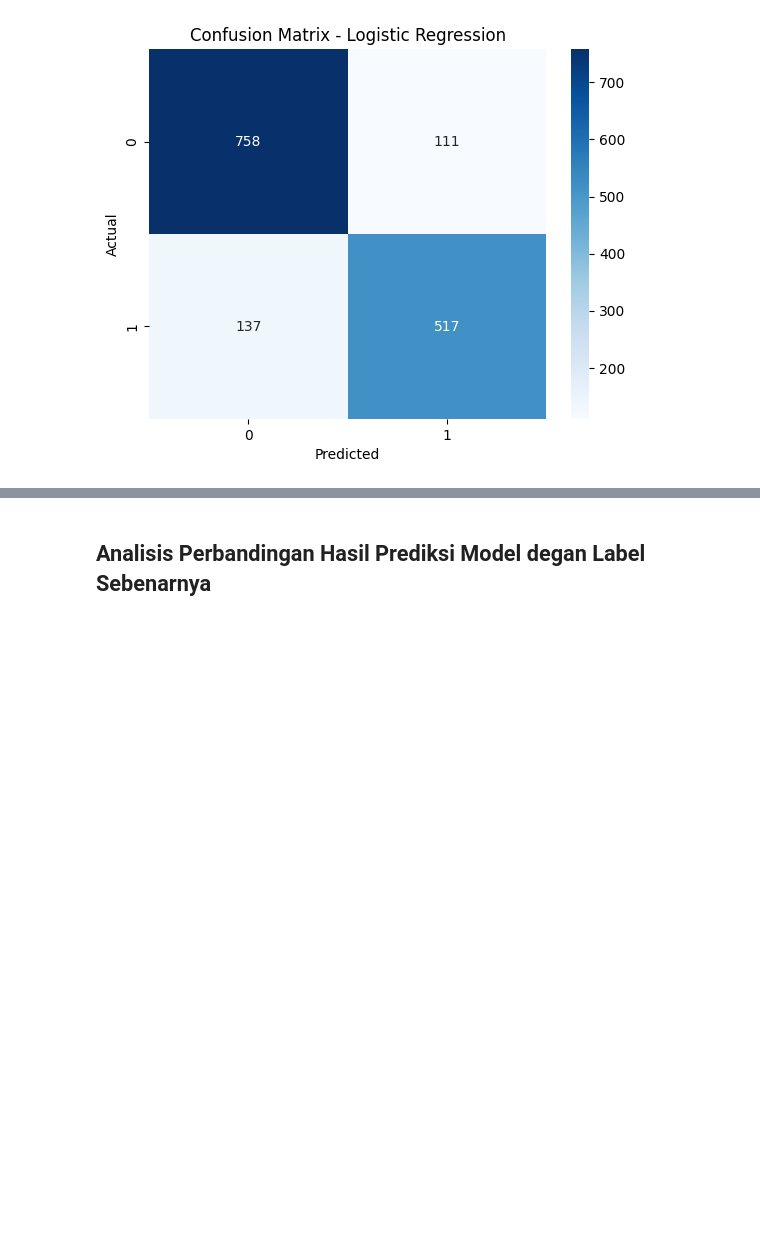
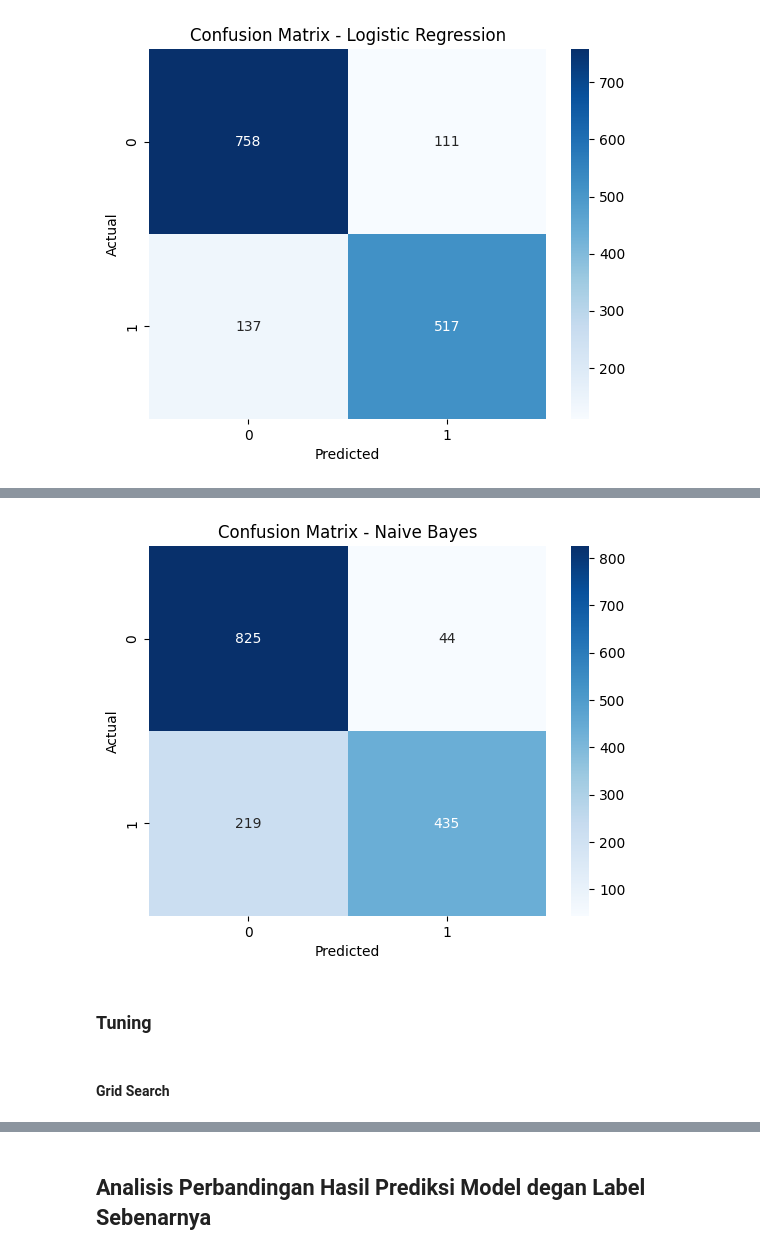
Before and after one commit to Jepees/NLP-with-Disaster-Tweets, a Jupyter notebook: Scripts.ipynb, the cells around one changed output, grey strips where cells are left out. Saved outputs shown, nothing was run; the diff lists cells and outputs as text; code cells hidden in the pictures; blank space fills up the shorter version.

```diff
--- a/Scripts.ipynb
+++ b/Scripts.ipynb
@@ -511,0 +510,3 @@ plot_cm(y_val, y_pred_lr, "Confusion Matrix - Logistic Regression")
+# %%
+nb_model = MultinomialNB()
+nb_model.fit(X_train, y_train)
@@ -511,0 +515,7 @@ plot_cm(y_val, y_pred_lr, "Confusion Matrix - Logistic Regression")
+# %%
+y_pred_nb = nb_model.predict(X_val)
+
+# print("\n=== Naive Bayes ===")
+print(classification_report(y_val, y_pred_nb))
+# print(confusion_matrix(y_val, _nb_lr))
+print("Akurasi:", accuracy_score(y_val, y_pred_nb))
@@ -511,0 +533,16 @@ plot_cm(y_val, y_pred_lr, "Confusion Matrix - Logistic Regression")
+# %%
+def plot_cm(y_true, y_pred, title):
+    cm = confusion_matrix(y_val, y_pred_nb)
+    sns.heatmap(cm, annot=True, fmt='d', cmap='Blues')
+    plt.xlabel("Predicted")
+    plt.ylabel("Actual")
+    plt.title(title)
+    plt.show()
+
+plot_cm(y_val, y_pred_nb, "Confusion Matrix - Naive Bayes")
+# %% [output]
+[figure, added]
+# %% [markdown]
+### Tuning
+# %% [markdown]
+#### Grid Search
```
Also changed, not shown: parts of 10 cells of this notebook.
